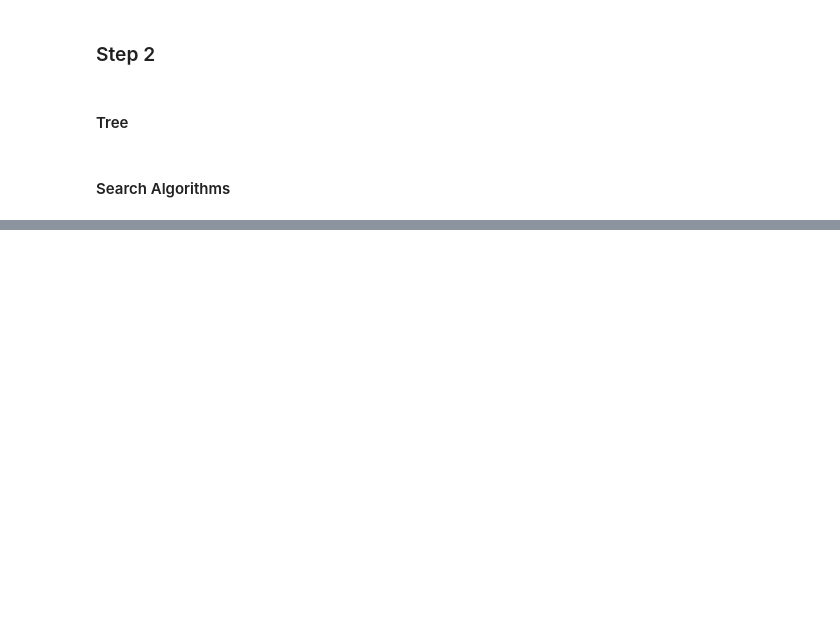
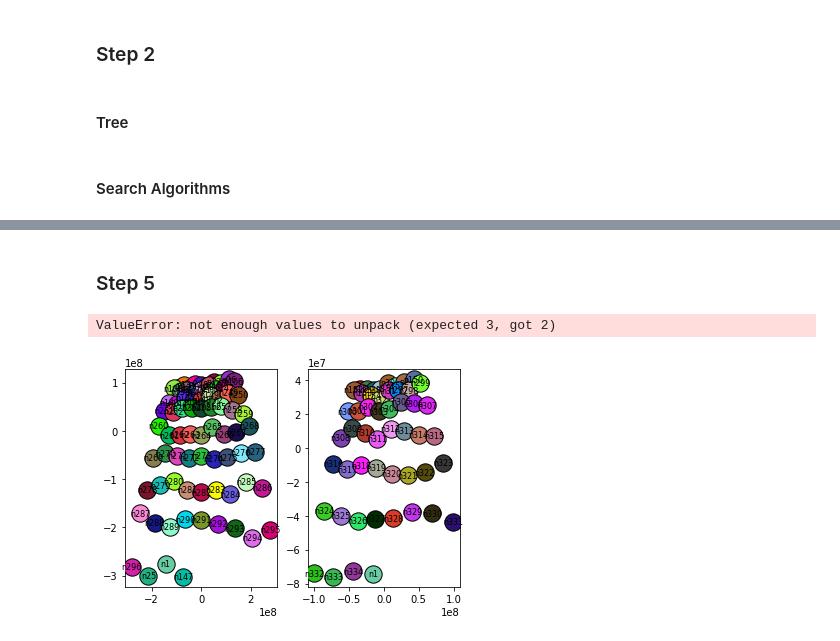
Before and after one commit to GameModes/DataVisualisationCourse, a Jupyter notebook: Projects/DataVis.ipynb, the cells around one changed output, grey strips where cells are left out. Saved outputs shown, nothing was run; the diff lists cells and outputs as text; code cells hidden in the pictures; blank space fills up the shorter version.

Commit message:
Step 5 in the making

```diff
--- a/Projects/DataVis.ipynb
+++ b/Projects/DataVis.ipynb
@@ -370,0 +660,43 @@ def fruchterman_and_reingold(nodes,edges):
+# %% [markdown]
+### Step 5
+# %%
+def arrange_in_subgraphs(nodes, edges, graph):
+    subgraphs = graph.split("subgraph")
+    # in case of argumentatin network: subgraph "Youngest Devonian Strata" and subgraph "Gap in the Sequence of Devonshi"
+    subgraph1 = subgraphs[6]
+    subgraph2 = subgraphs[7]
+
+    # per subgraph, get the corresponding nodes and edges
+    sg1_nodes = []
+    sg2_nodes = []
+    for node in nodes:
+        if subgraph1.__contains__(node):
+            sg1_nodes.append(node)
+        if subgraph2.__contains__(node):
+            sg2_nodes.append(node)
+
+    sg1_edges = []
+    sg2_edges = []
+    for edge in edges:
+        if sg1_nodes.__contains__(edge[0]) and sg1_nodes.__contains__(edge[1]):
+            sg1_edges.append(edge)
+        if sg2_nodes.__contains__(edge[0]) and sg2_nodes.__contains__(edge[1]):
+            sg2_edges.append(edge)
+
+    node_positions1 = arrange_in_force(sg1_nodes,sg1_edges)
+    node_positions2 = arrange_in_force(sg2_nodes,sg2_edges)
+
+    # draw already, but better to move this outside later
+    node_colors = {}
+    for node1 in sg1_nodes:
+        node_colors[node1] = "#" + ''.join(random.choices('0123456789ABCDEF', k=6))
+    for node2 in sg2_nodes:
+        node_colors[node2] = "#" + ''.join(random.choices('0123456789ABCDEF', k=6))
+
+    draw_two_node_link_diagram(sg1_edges, sg2_edges, node_positions1, node_positions2, node_colors, node_size=300, directed=False)
+    return node_positions1, node_positions2
+# %%
+one, two = arrange_in_subgraphs(nodes, edges, G)
+# %% [output]
+ValueError: not enough values to unpack (expected 3, got 2)
+[figure, added]
```
Also changed, not shown: parts of 15 cells of this notebook.
